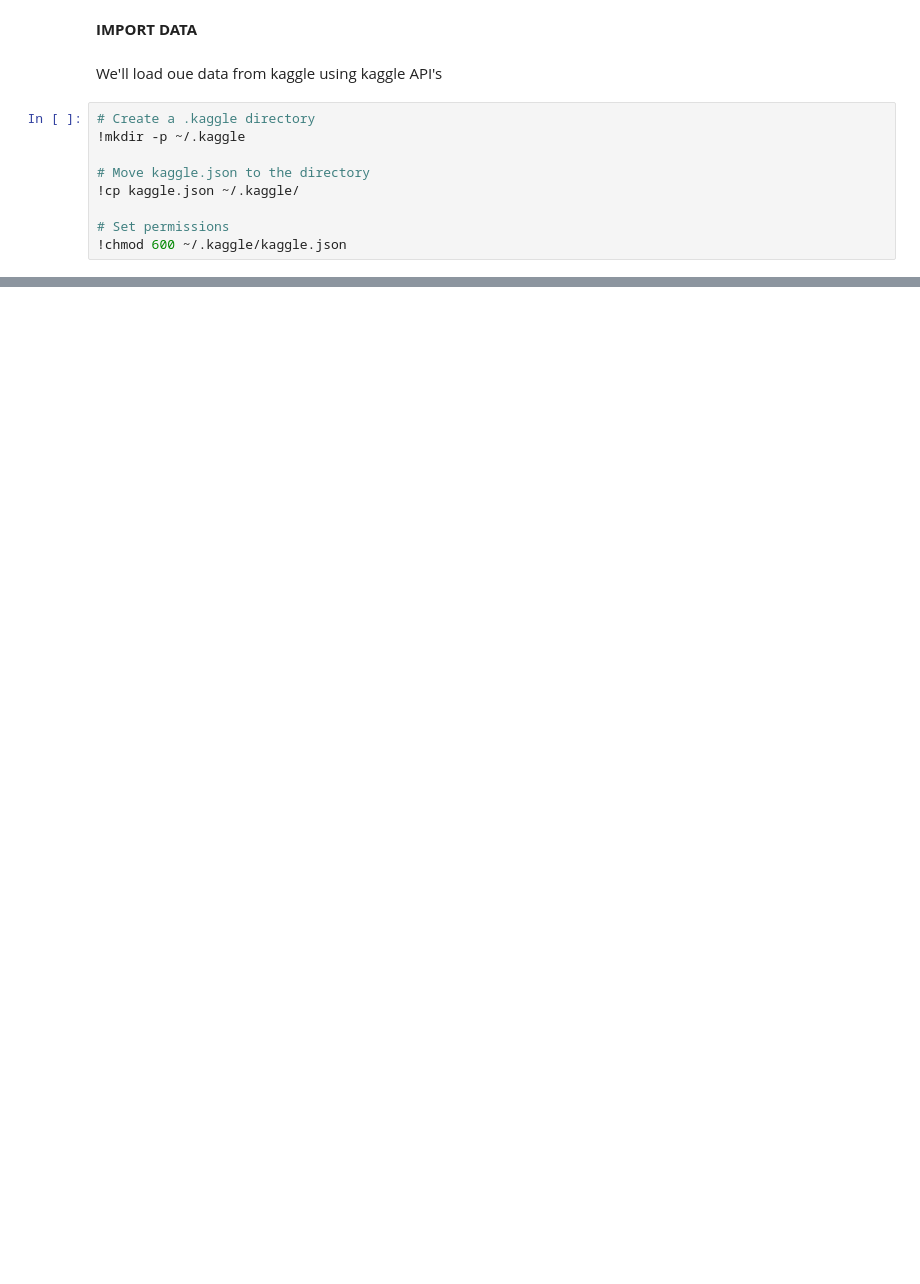
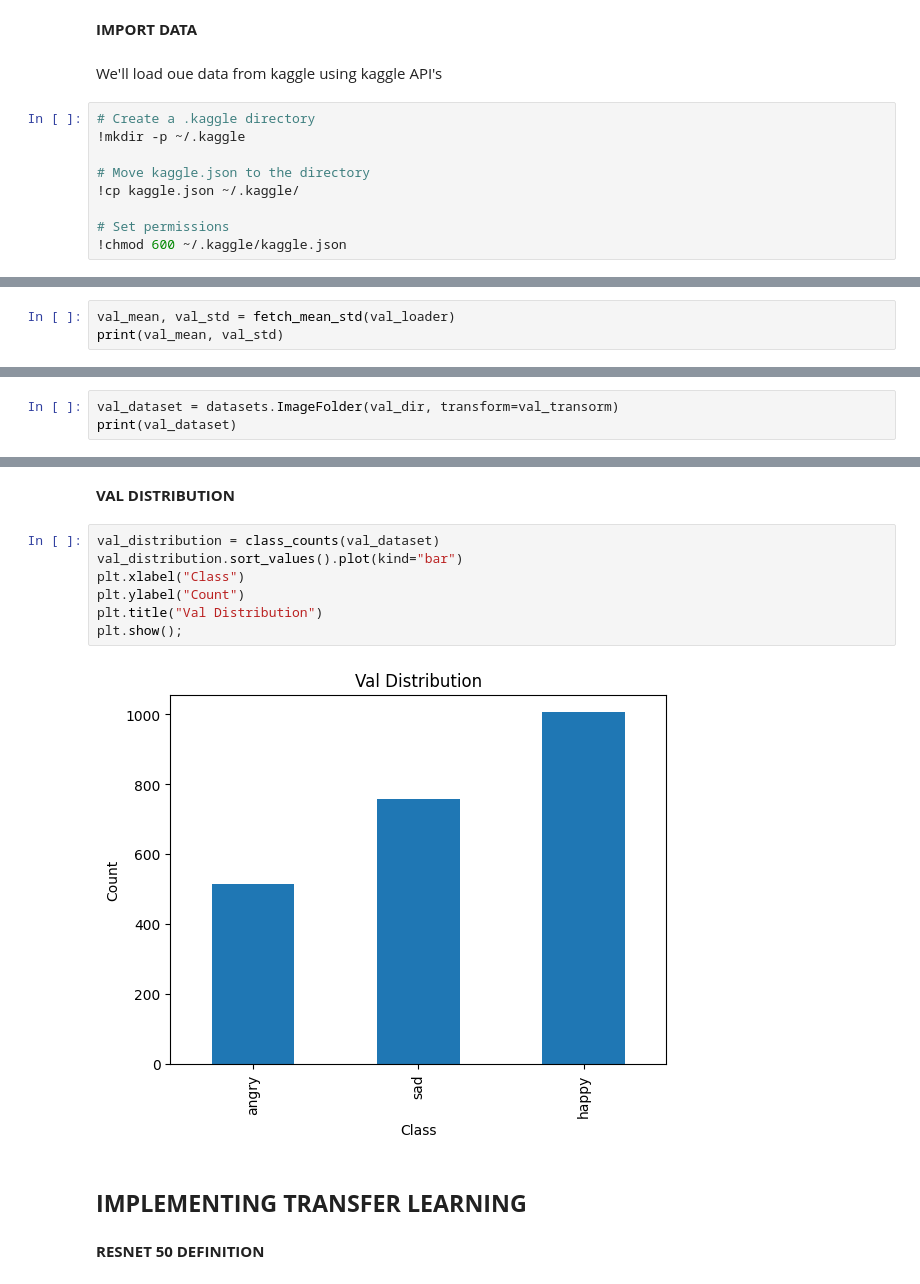
Before and after one commit to joseph-4640/Human-emotions-detection, a Jupyter notebook: detect.ipynb, the cells around one changed output, grey strips where cells are left out. Drawn from its saved outputs; the diff is of its cells as text; blank space fills up the shorter version.

```diff
--- a/detect.ipynb
+++ b/detect.ipynb
@@ -76,0 +155,3 @@ Streaming output truncated to the last 5000 lines.
+# %%
+val_mean, val_std = fetch_mean_std(val_loader)
+print(val_mean, val_std)
@@ -76,0 +191,3 @@ Streaming output truncated to the last 5000 lines.
+# %%
+val_dataset = datasets.ImageFolder(val_dir, transform=val_transorm)
+print(val_dataset)
@@ -76,0 +245,15 @@ Streaming output truncated to the last 5000 lines.
+# %% [markdown]
+**VAL DISTRIBUTION**
+# %%
+val_distribution = class_counts(val_dataset)
+val_distribution.sort_values().plot(kind="bar")
+plt.xlabel("Class")
+plt.ylabel("Count")
+plt.title("Val Distribution")
+plt.show();
+# %% [output]
+[figure, added]
+# %% [markdown]
+## **IMPLEMENTING TRANSFER LEARNING**
+# %% [markdown]
+**RESNET 50 DEFINITION**
```
Also changed, not shown: parts of 49 cells of this notebook.
